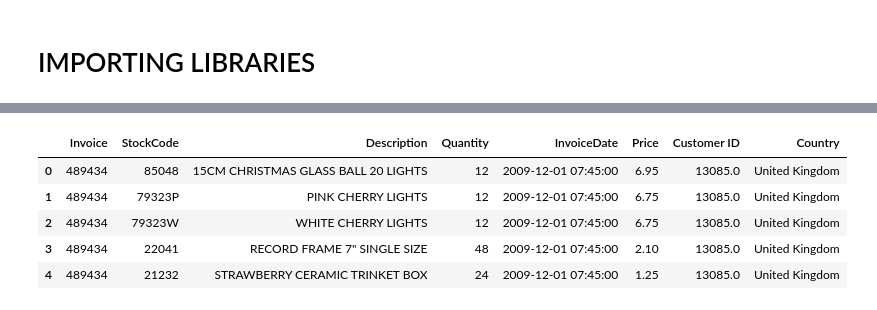
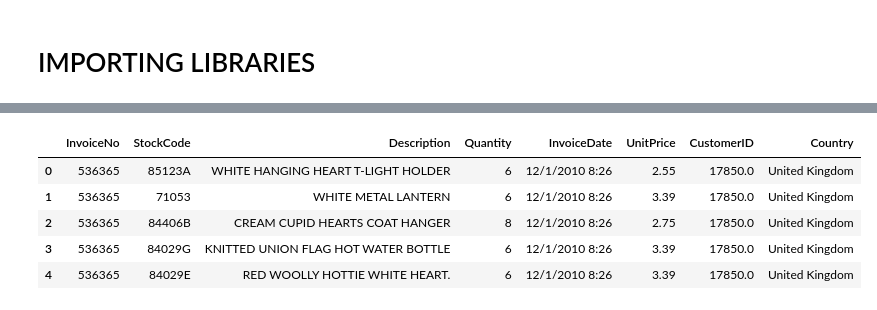
Before and after one commit to tushantrao141-arch/RetailPulse-AI-Powered-Customer-Analytics-Demand-Forecasting, a Jupyter notebook: notebooks/eda_cleaning.ipynb, the cells around one changed output, grey strips where cells are left out. Cells and saved outputs as stored; diff of their text form; code cells hidden in the pictures.

```diff
--- a/notebooks/eda_cleaning.ipynb
+++ b/notebooks/eda_cleaning.ipynb
@@ -14,10 +9,10 @@ import openpyxl
 # %%
-data=pd.read_excel(r"C:\Retail_pulse\RetailPulse-AI-Powered-Customer-Analytics-Demand-Forecasting\data\raw\online_retail_II.xlsx",engine='openpyxl')  #ADD PATH ACCORDINGLY
+data=pd.read_csv(r"C:\Retail_pulse\RetailPulse-AI-Powered-Customer-Analytics-Demand-Forecasting\data\raw\OnlineRetail.csv",encoding='latin1')  #ADD PATH ACCORDINGLY
 data.head()
 # %% [output]
-|  | Invoice | StockCode | Description | Quantity | InvoiceDate | Price | Customer ID | Country |
-| 0 | 489434 | 85048 | 15CM CHRISTMAS GLASS BALL 20 LIGHTS | 12 | 2009-12-01 07:45:00 | 6.95 | 13085.0 | United Kingdom |
-| 1 | 489434 | 79323P | PINK CHERRY LIGHTS | 12 | 2009-12-01 07:45:00 | 6.75 | 13085.0 | United Kingdom |
-| 2 | 489434 | 79323W | WHITE CHERRY LIGHTS | 12 | 2009-12-01 07:45:00 | 6.75 | 13085.0 | United Kingdom |
-| 3 | 489434 | 22041 | RECORD FRAME 7" SINGLE SIZE | 48 | 2009-12-01 07:45:00 | 2.10 | 13085.0 | United Kingdom |
-| 4 | 489434 | 21232 | STRAWBERRY CERAMIC TRINKET BOX | 24 | 2009-12-01 07:45:00 | 1.25 | 13085.0 | United Kingdom |
+|  | InvoiceNo | StockCode | Description | Quantity | InvoiceDate | UnitPrice | CustomerID | Country |
+| 0 | 536365 | 85123A | WHITE HANGING HEART T-LIGHT HOLDER | 6 | 12/1/2010 8:26 | 2.55 | 17850.0 | United Kingdom |
+| 1 | 536365 | 71053 | WHITE METAL LANTERN | 6 | 12/1/2010 8:26 | 3.39 | 17850.0 | United Kingdom |
+| 2 | 536365 | 84406B | CREAM CUPID HEARTS COAT HANGER | 8 | 12/1/2010 8:26 | 2.75 | 17850.0 | United Kingdom |
+| 3 | 536365 | 84029G | KNITTED UNION FLAG HOT WATER BOTTLE | 6 | 12/1/2010 8:26 | 3.39 | 17850.0 | United Kingdom |
+| 4 | 536365 | 84029E | RED WOOLLY HOTTIE WHITE HEART. | 6 | 12/1/2010 8:26 | 3.39 | 17850.0 | United Kingdom |
```
Also changed, not shown: parts of 14 cells of this notebook, 2 other files.
